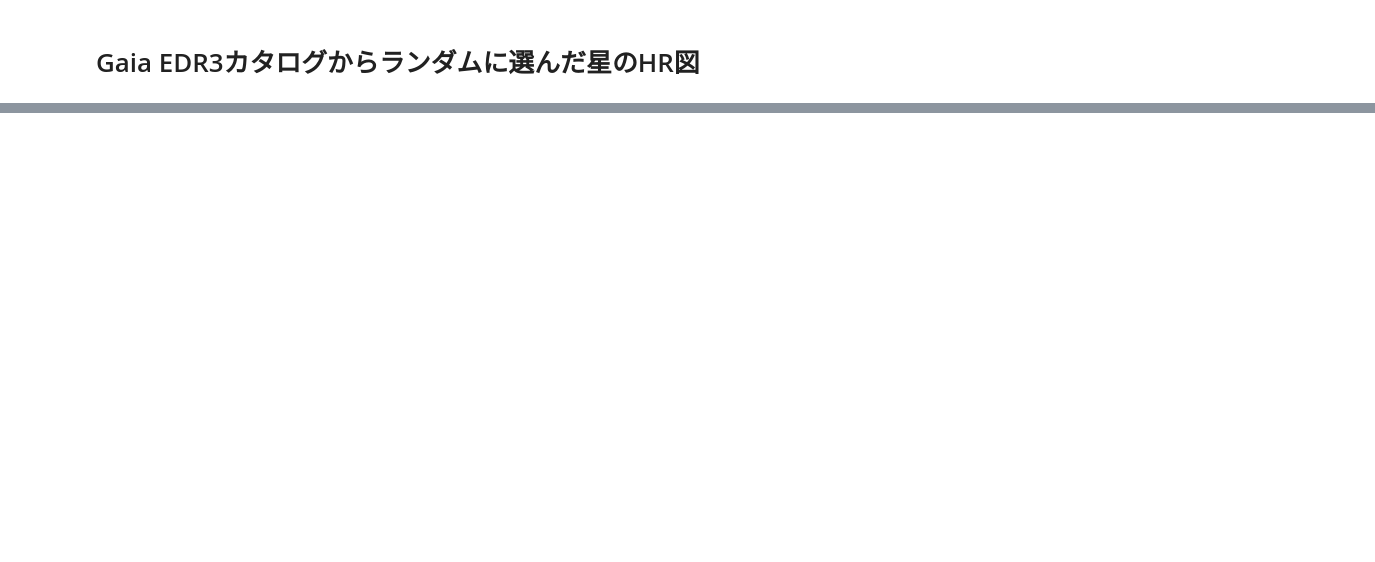
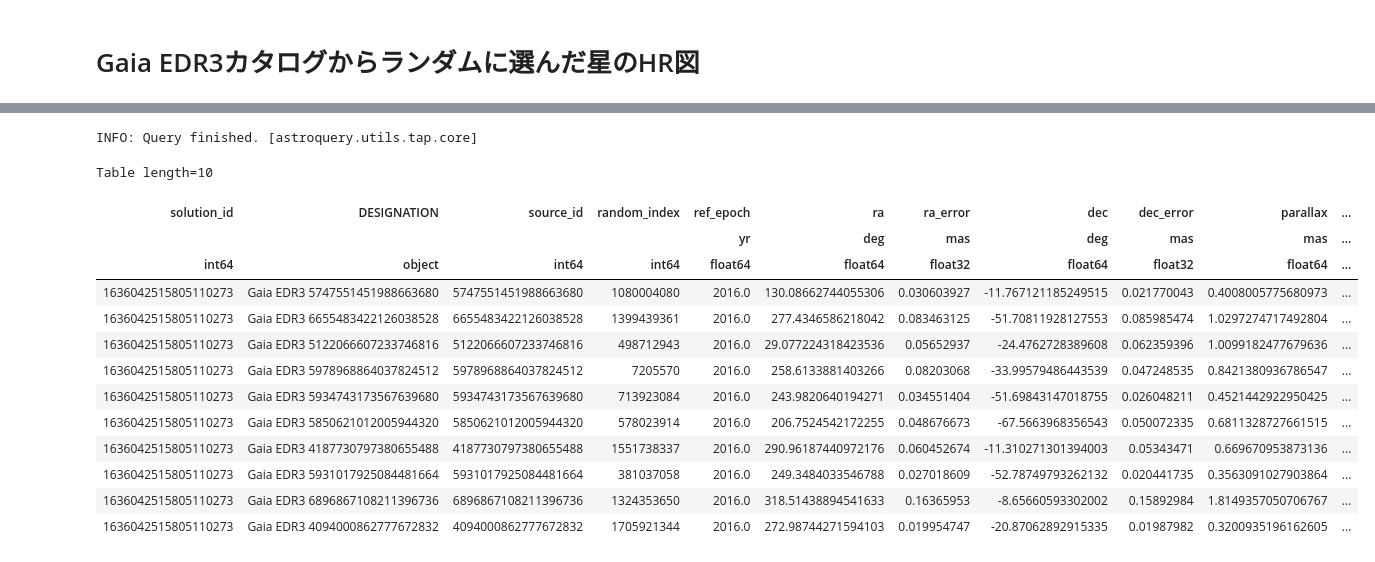
Before and after one commit to tetsuroasano/computational_astronomy, a Jupyter notebook: gaia/hr_diagram_gaia.ipynb, the cells around one changed output, grey strips where cells are left out. Drawn from its saved outputs; the diff is of its cells as text; code cells hidden in the pictures; blank space fills up the shorter version.

```diff
--- a/gaia/hr_diagram_gaia.ipynb
+++ b/gaia/hr_diagram_gaia.ipynb
@@ -68,0 +116,25 @@ fig.savefig('HR_diagram_gaia_rand.pdf', )
+# %%
+job = Gaia.launch_job_async(
+    'SELECT TOP 10 * '+
+    'FROM gaiaedr3.gaia_source '+
+    'WHERE parallax_over_error>10.')
+table = job.get_results()
+# %% [output]
+INFO: Query finished. [astroquery.utils.tap.core]
+# %%
+table
+# %% [output]
+Table length=10
+| solution_id | DESIGNATION | source_id | random_index | ref_epoch | ra | ra_error | dec | dec_error | parallax | ... |
+|  |  |  |  | yr | deg | mas | deg | mas | mas | ... |
+| int64 | object | int64 | int64 | float64 | float64 | float32 | float64 | float32 | float64 | ... |
+| 1636042515805110273 | Gaia EDR3 5747551451988663680 | 5747551451988663680 | 1080004080 | 2016.0 | 130.08662744055306 | 0.030603927 | -11.767121185249515 | 0.021770043 | 0.4008005775680973 | ... |
+| 1636042515805110273 | Gaia EDR3 6655483422126038528 | 6655483422126038528 | 1399439361 | 2016.0 | 277.4346586218042 | 0.083463125 | -51.70811928127553 | 0.085985474 | 1.0297274717492804 | ... |
+| 1636042515805110273 | Gaia EDR3 5122066607233746816 | 5122066607233746816 | 498712943 | 2016.0 | 29.077224318423536 | 0.05652937 | -24.4762728389608 | 0.062359396 | 1.0099182477679636 | ... |
+| 1636042515805110273 | Gaia EDR3 5978968864037824512 | 5978968864037824512 | 7205570 | 2016.0 | 258.6133881403266 | 0.08203068 | -33.99579486443539 | 0.047248535 | 0.8421380936786547 | ... |
+| 1636042515805110273 | Gaia EDR3 5934743173567639680 | 5934743173567639680 | 713923084 | 2016.0 | 243.9820640194271 | 0.034551404 | -51.69843147018755 | 0.026048211 | 0.4521442922950425 | ... |
+| 1636042515805110273 | Gaia EDR3 5850621012005944320 | 5850621012005944320 | 578023914 | 2016.0 | 206.7524542172255 | 0.048676673 | -67.5663968356543 | 0.050072335 | 0.6811328727661515 | ... |
+| 1636042515805110273 | Gaia EDR3 4187730797380655488 | 4187730797380655488 | 1551738337 | 2016.0 | 290.96187440972176 | 0.060452674 | -11.310271301394003 | 0.05343471 | 0.669670953873136 | ... |
+| 1636042515805110273 | Gaia EDR3 5931017925084481664 | 5931017925084481664 | 381037058 | 2016.0 | 249.3484033546788 | 0.027018609 | -52.78749793262132 | 0.020441735 | 0.3563091027903864 | ... |
+| 1636042515805110273 | Gaia EDR3 6896867108211396736 | 6896867108211396736 | 1324353650 | 2016.0 | 318.51438894541633 | 0.16365953 | -8.65660593302002 | 0.15892984 | 1.8149357050706767 | ... |
+| 1636042515805110273 | Gaia EDR3 4094000862777672832 | 4094000862777672832 | 1705921344 | 2016.0 | 272.98744271594103 | 0.019954747 | -20.87062892915335 | 0.01987982 | 0.3200935196162605 | ... |
```
Also changed, not shown: parts of 13 cells of this notebook, 3 other files.
